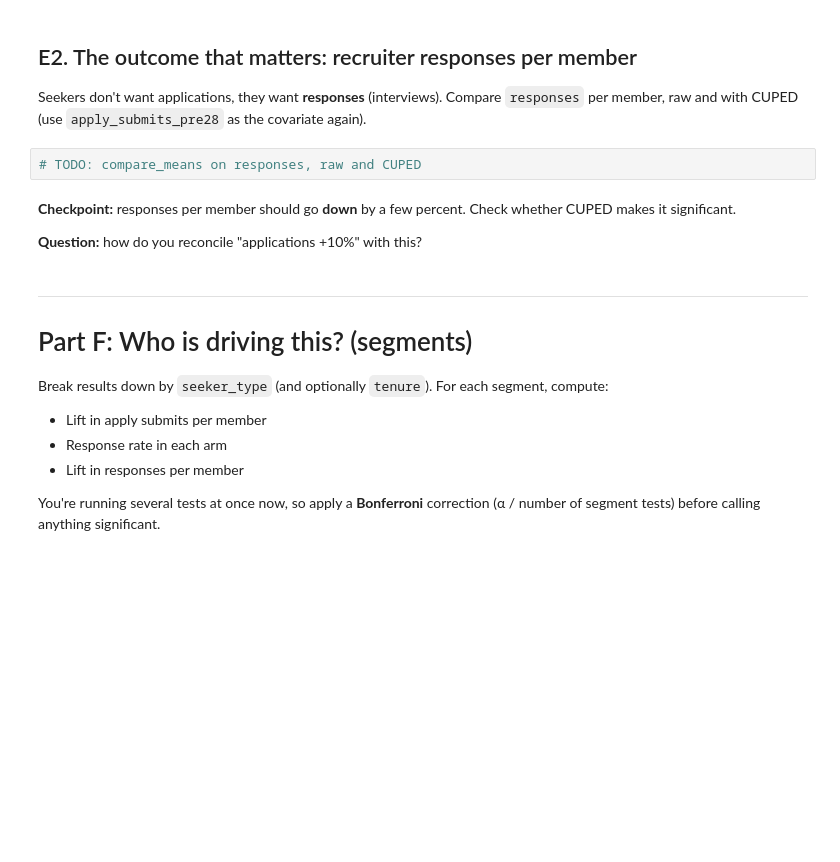
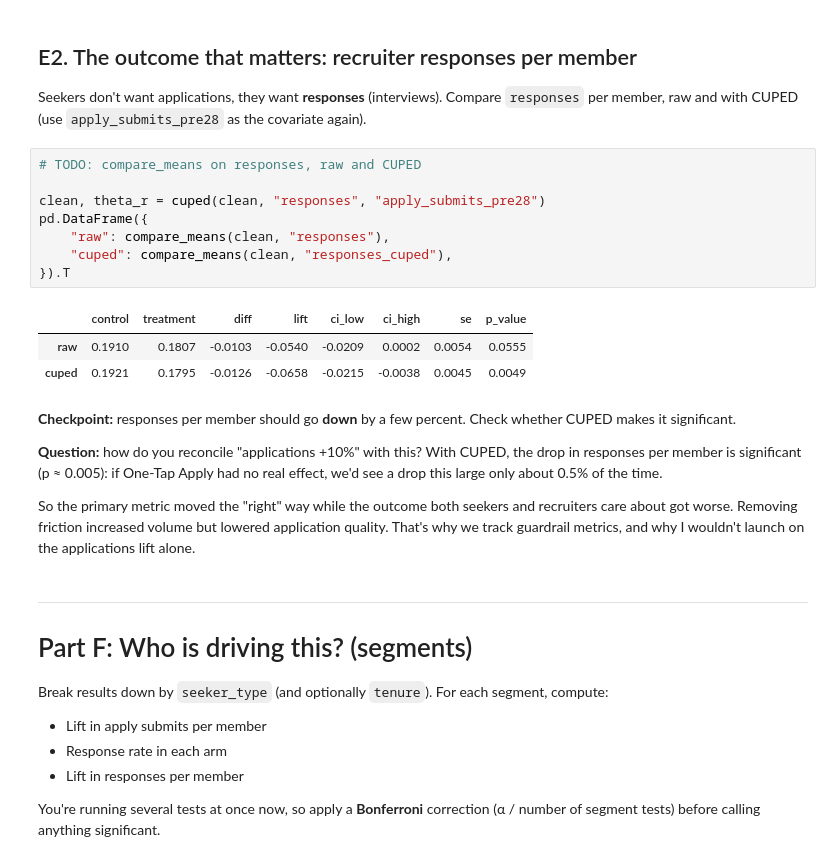
Before and after one commit to hantayc/stats-review, a Jupyter notebook: one_tap_apply_case/one_tap_apply_case.ipynb, the cells around one changed output. Saved outputs shown, nothing was run; the diff lists cells and outputs as text; blank space fills up the shorter version.

```diff
--- a/one_tap_apply_case/one_tap_apply_case.ipynb
+++ b/one_tap_apply_case/one_tap_apply_case.ipynb
@@ -402,10 +409,23 @@ Delta SE = 0.0035, z = -7.6  (SE is 1.26x larger)
 Seekers don't want applications, they want **responses** (interviews). Compare `responses` per member, raw and with CUPED (use `apply_submits_pre28` as the covariate again).
 # %%
 # TODO: compare_means on responses, raw and CUPED
+
+clean, theta_r = cuped(clean, "responses", "apply_submits_pre28")
+pd.DataFrame({
+    "raw": compare_means(clean, "responses"),
+    "cuped": compare_means(clean, "responses_cuped"),
+}).T
+# %% [output]
+|  | control | treatment | diff | lift | ci_low | ci_high | se | p_value |
+| raw | 0.1910 | 0.1807 | -0.0103 | -0.0540 | -0.0209 | 0.0002 | 0.0054 | 0.0555 |
+| cuped | 0.1921 | 0.1795 | -0.0126 | -0.0658 | -0.0215 | -0.0038 | 0.0045 | 0.0049 |
 # %% [markdown]
 **Checkpoint:** responses per member should go **down** by a few percent. Check whether CUPED makes it significant.
 
 **Question:** how do you reconcile "applications +10%" with this?
+With CUPED, the drop in responses per member is significant (p ≈ 0.005): if One-Tap Apply had no real effect, we'd see a drop this large only about 0.5% of the time.
+
+So the primary metric moved the "right" way while the outcome both seekers and recruiters care about got worse. Removing friction increased volume but lowered application quality. That's why we track guardrail metrics, and why I wouldn't launch on the applications lift alone.
 # %% [markdown]
 ---
 # Part F: Who is driving this? (segments)
```
Also changed, not shown: parts of 6 cells of this notebook.
